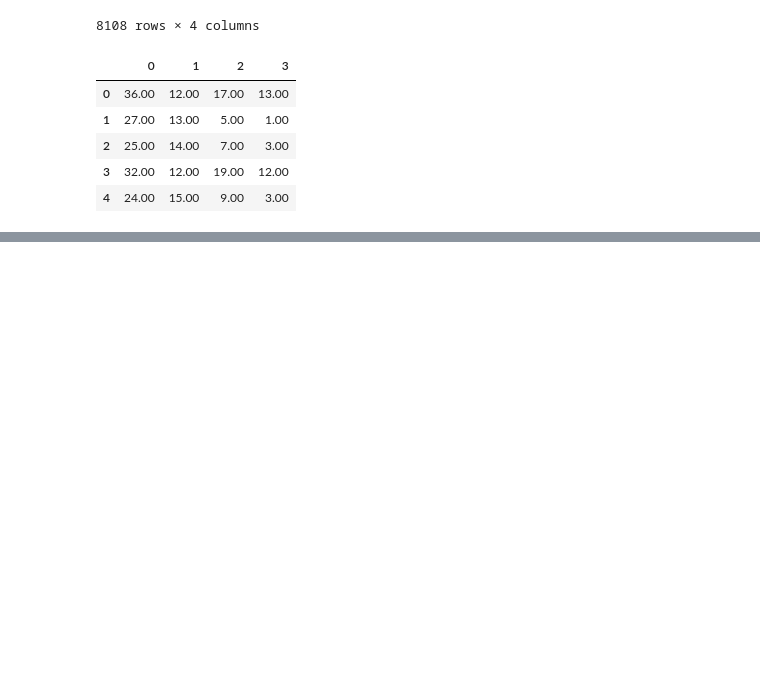
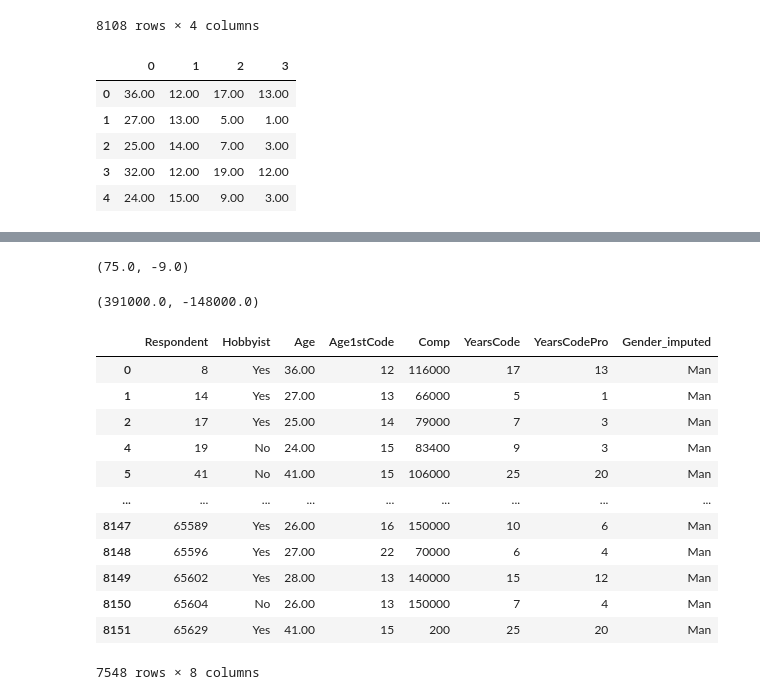
Before and after one commit to aliciag92/clustering-exercises, a Jupyter notebook: wrangle_lesson.ipynb, the cells around one changed output, grey strips where cells are left out. Saved outputs shown, nothing was run; the diff lists cells and outputs as text; code cells hidden in the pictures; blank space fills up the shorter version.

```diff
--- a/wrangle_lesson.ipynb
+++ b/wrangle_lesson.ipynb
@@ -602,0 +669,49 @@ imputed.head()
+# %%
+# Calculate q1, q3 and iqr for Age
+
+q1 = df.Age.quantile(0.25)
+q3 = df.Age.quantile(0.75)
+iqr = q3 - q1
+
+k = 3
+
+# calculate upper and lower ranges
+upper_bound_Age =  q3 + k * iqr
+lower_bound_Age =  q1 - k * iqr
+# %%
+upper_bound_Age, lower_bound_Age
+# %% [output]
+(75.0, -9.0)
+# %%
+# Calculate q1, q3 and iqr for Comp
+q1 = df.Comp.quantile(0.25)
+q3 = df.Comp.quantile(0.75)
+iqr = q3 - q1
+
+k = 3
+
+# calculate upper and lower ranges
+upper_bound_Comp = q3 + k * iqr
+lower_bound_Comp = q1 - k * iqr
+# %%
+upper_bound_Comp, lower_bound_Comp
+# %% [output]
+(391000.0, -148000.0)
+# %%
+# Filter dataframe using multiple conditions
+
+df[(df.Age < upper_bound_Age) & (df.Comp < upper_bound_Comp)]
+# %% [output]
+|  | Respondent | Hobbyist | Age | Age1stCode | Comp | YearsCode | YearsCodePro | Gender_imputed |
+| 0 | 8 | Yes | 36.00 | 12 | 116000 | 17 | 13 | Man |
+| 1 | 14 | Yes | 27.00 | 13 | 66000 | 5 | 1 | Man |
+| 2 | 17 | Yes | 25.00 | 14 | 79000 | 7 | 3 | Man |
+| 4 | 19 | No | 24.00 | 15 | 83400 | 9 | 3 | Man |
+| 5 | 41 | No | 41.00 | 15 | 106000 | 25 | 20 | Man |
+| ... | ... | ... | ... | ... | ... | ... | ... | ... |
+| 8147 | 65589 | Yes | 26.00 | 16 | 150000 | 10 | 6 | Man |
+| 8148 | 65596 | Yes | 27.00 | 22 | 70000 | 6 | 4 | Man |
+| 8149 | 65602 | Yes | 28.00 | 13 | 140000 | 15 | 12 | Man |
+| 8150 | 65604 | No | 26.00 | 13 | 150000 | 7 | 4 | Man |
+| 8151 | 65629 | Yes | 41.00 | 15 | 200 | 25 | 20 | Man |
+7548 rows × 8 columns
```
Also changed, not shown: parts of 12 cells of this notebook.
